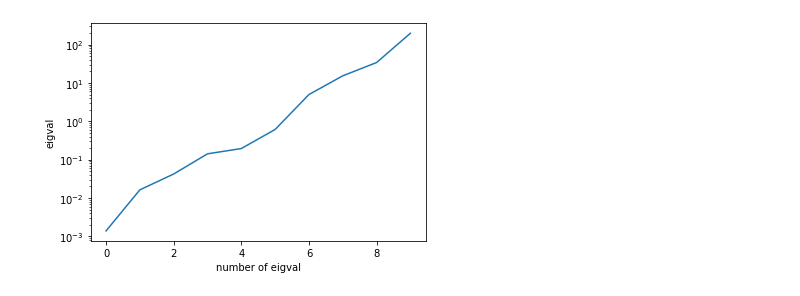
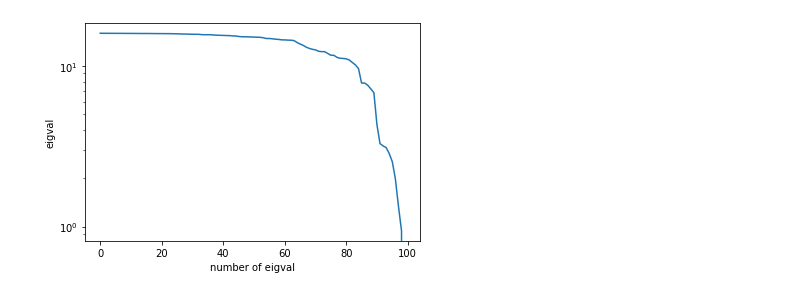
Before and after one commit to LuchnikovI/QGOpt, a Jupyter notebook: test_1_simple_renorm.ipynb, the cells around one changed output. Cells and saved outputs as stored; diff of their text form; code cells hidden in the pictures.

```diff
--- a/test_1_simple_renorm.ipynb
+++ b/test_1_simple_renorm.ipynb
@@ -5,14 +6,16 @@ import qriemannopt as qro
 # %%
-ham_dim = 10 # dimension of hamiltonian
-renorm_ham_dim = 3 # dimension of renormalized hamiltonian
+ham_dim = 100 # dimension of hamiltonian
+renorm_ham_dim = 30 # dimension of renormalized hamiltonian
 
 # hamiltonian
-H = qro.manifold.real_to_complex(tf.random.normal((ham_dim, ham_dim, 2), dtype=tf.float64))
-H = 0.5 * (H + tf.linalg.adjoint(H))
+Q = qro.manifold.real_to_complex(tf.random.normal((ham_dim, ham_dim, 2), dtype=tf.float64))
+Q, _ = tf.linalg.qr(Q)
+S = tf.random.uniform((ham_dim,), -3, 3)
+S = tf.exp(S)
+S = tf.cast(S - tf.reduce_max(S), dtype=tf.complex128)
+H = tf.einsum('ik,k,jk->ij', Q, S, tf.math.conj(Q))
 
-# make hamiltonian ill conditioned
-H = tf.linalg.expm(H)
-plt.plot(tf.linalg.eigvalsh(H))
+plt.plot(-tf.linalg.eigvalsh(H))
 plt.yscale('log')
 plt.xlabel('number of eigval')
 plt.ylabel('eigval')
@@ -35,9 +38,10 @@ opts = {
         'GD_svd':qro.optimizers.RSGD(m_svd, 0.003),
         'GD_cayley_with_momentum':qro.optimizers.RSGD(m_cayley, 0.05, 0.9),
         'GD_svd_with_momentum':qro.optimizers.RSGD(m_svd, 0.05, 0.9),
-        'Adam_cayley':qro.optimizers.RAdam(m_cayley, 0.15),
-        'Adam_svd':qro.optimizers.RAdam(m_svd, 0.15),
-        'Adam_cayley_with_ams':qro.optimizers.RAdam(m_cayley, 0.15, ams=True),
-        'Adam_svd_with_ams':qro.optimizers.RAdam(m_svd, 0.15, ams=True)
+        'Adam_cayley':qro.optimizers.RAdam(m_cayley, 0.03),
+        'Adam_svd':qro.optimizers.RAdam(m_svd, 0.03),
+        'Adam_cayley_with_ams':qro.optimizers.RAdam(m_cayley, 0.03, ams=True),
+        'Adam_svd_with_ams':qro.optimizers.RAdam(m_svd, 0.03, ams=True),
+        'MERAOpt': MERAOpt()
        }
 # %% [output]
@@ -44,4 +49,4 @@ opts = {
-[figure, old version]
+[figure, new version]
 # %%
 list_of_losses = {}
 # loop over optimizers
```
Also changed, not shown: parts of 3 cells of this notebook, 7 other files.
